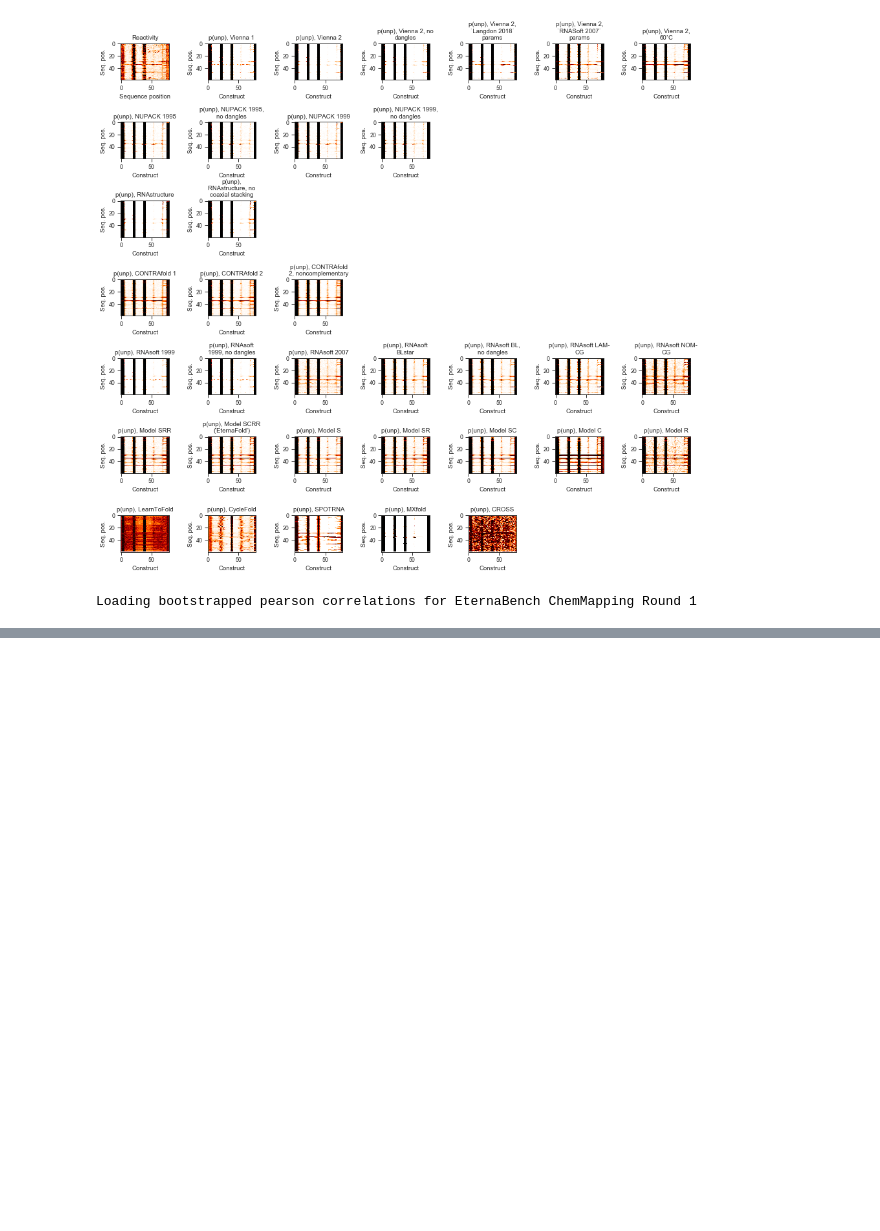
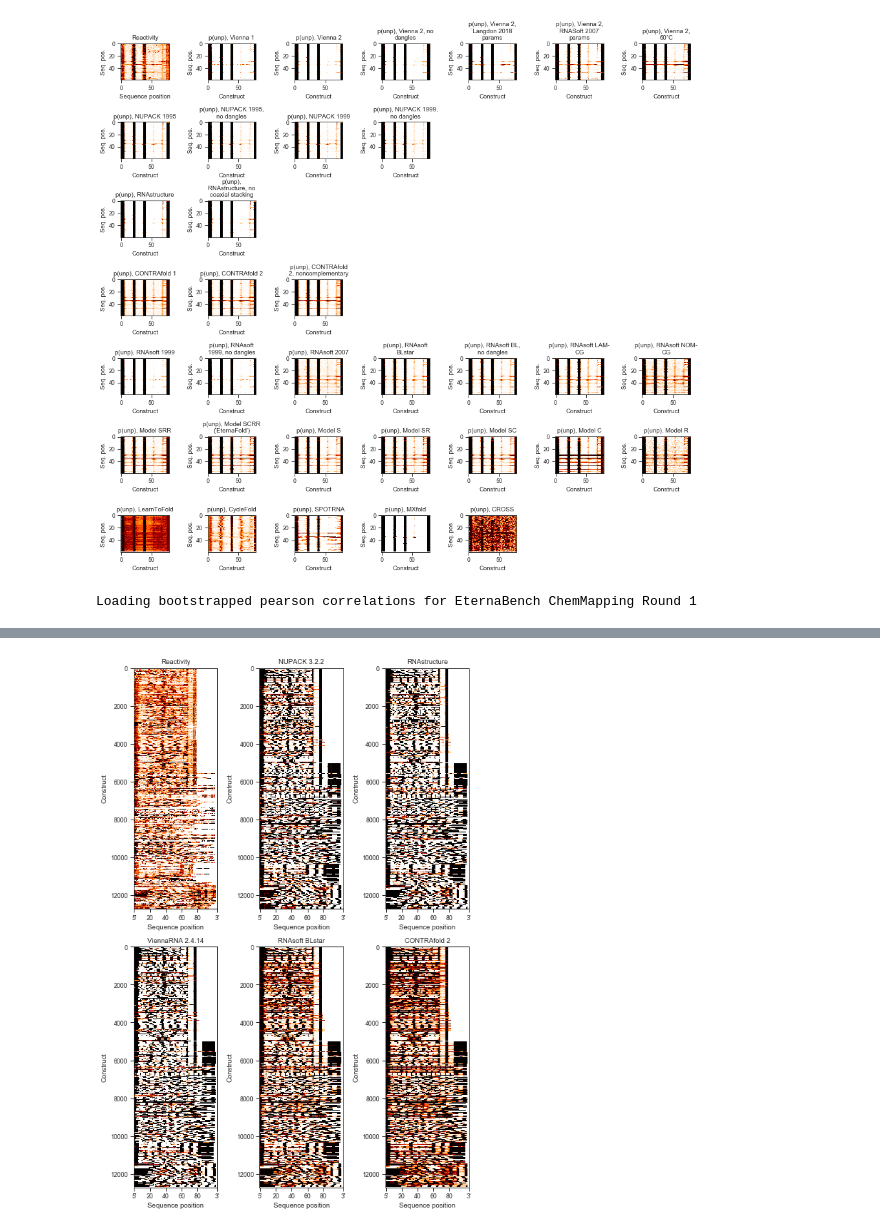
Before and after one commit to eternagame/EternaBench, a Jupyter notebook: analysis/1_ChemMapping_Heatmaps_Ranking.ipynb, the cells around one changed output, grey strips where cells are left out. Cells and saved outputs as stored; diff of their text form; code cells hidden in the pictures; blank space fills up the shorter version.

```diff
--- a/analysis/1_ChemMapping_Heatmaps_Ranking.ipynb
+++ b/analysis/1_ChemMapping_Heatmaps_Ranking.ipynb
@@ -119,0 +126,31 @@ eb.plot.ranked_heatmap(zscores, metric='spearman_zscore_by_Dataset_mean', vmin=-
+# %%
+example_package_list=['nupack_99','rnastructure', 'vienna_2', 'rnasoft_blstar','contrafold_2']
+titles = ['NUPACK 3.2.2', 'RNAstructure', 'ViennaRNA 2.4.14', 'RNAsoft BLstar', 'CONTRAfold 2']
+
+figure(figsize=(7.5,11))
+
+subplot(2,3,1)
+tmp = pd.read_json('../data/EternaBench_ChemMapping_Filtered_10Jul2021.json.zip')
+tmp = tmp.loc[tmp.Dataset.str.startswith('Round')]
+eb.plot.reactivity_heatmap(tmp, aspect='auto')
+
+#colorbar(fraction=0.04)
+title('Reactivity')
+xticks([0,20,40,60, 80,105],["5'",20, 40, 60, 80,"3'"])
+
+for i, package in enumerate(example_package_list):
+    tmp = pd.read_json('../data/ChemMappingCalculations/CM_%s.json.zip'% package)
+    tmp = tmp.loc[tmp.Dataset.str.startswith('Round')]
+
+    subplot(2,3,i+2)
+    eb.plot.punpaired_heatmap(tmp, package=package,aspect='auto')
+    #colorbar(fraction=0.04)
+    ylabel('Construct')
+    xticks([0,20,40,60, 80,105],["5'",20, 40, 60, 80,"3'"])
+    xlabel('Sequence position')
+    title("%s" % titles[i])
+
+tight_layout()
+savefig('FIGURES/SI/ED4_heatplots_all_rounds.pdf', bbox_inches='tight')
+# %% [output]
+[figure, added]
```
Also changed, not shown: parts of 8 cells of this notebook, 6 other files.
